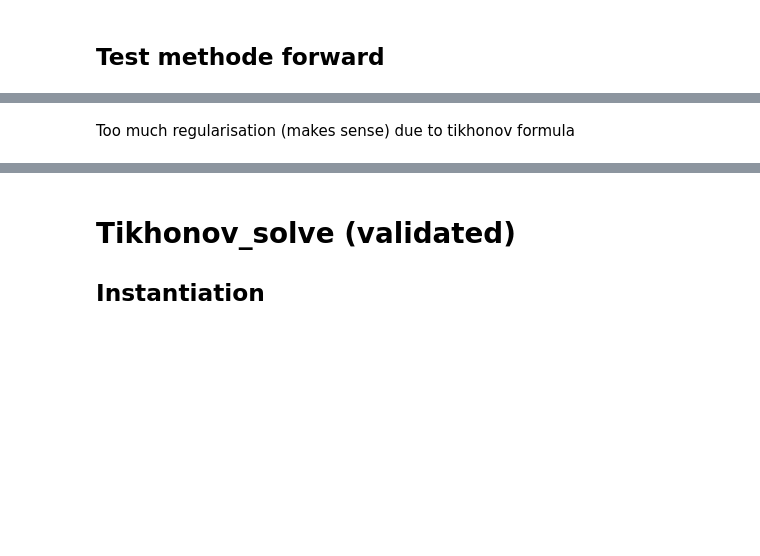
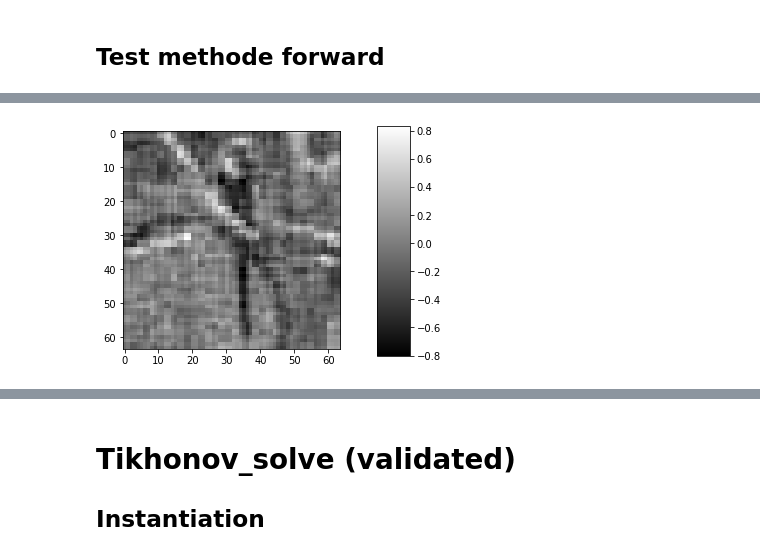
Before and after one commit to openspyrit/spyrit-examples, a Jupyter notebook: Debug_version_2/data_consistency_layer.ipynb, the cells around one changed output, grey strips where cells are left out. Saved outputs shown, nothing was run; the diff lists cells and outputs as text; code cells hidden in the pictures; blank space fills up the shorter version.

```diff
--- a/Debug_version_2/data_consistency_layer.ipynb
+++ b/Debug_version_2/data_consistency_layer.ipynb
@@ -131,8 +156,8 @@ imagesc(np.reshape(img,(h,w)))
 # %%
-P = Tikhonov_cg(FO_split, n_iter = 6, mu = 10000)
+P = Tikhonov_cg(FO_split, n_iter = 100, mu = 1)
 x_est = P(y, x_0)
 img = x_est[1,:]
 img = img.detach().numpy();
 imagesc(np.reshape(img,(h,w)))
+# %% [output]
+[figure, added]
-# %% [markdown]
-Too much regularisation (makes sense) due to tikhonov formula
```
Also changed, not shown: parts of 57 cells of this notebook.
